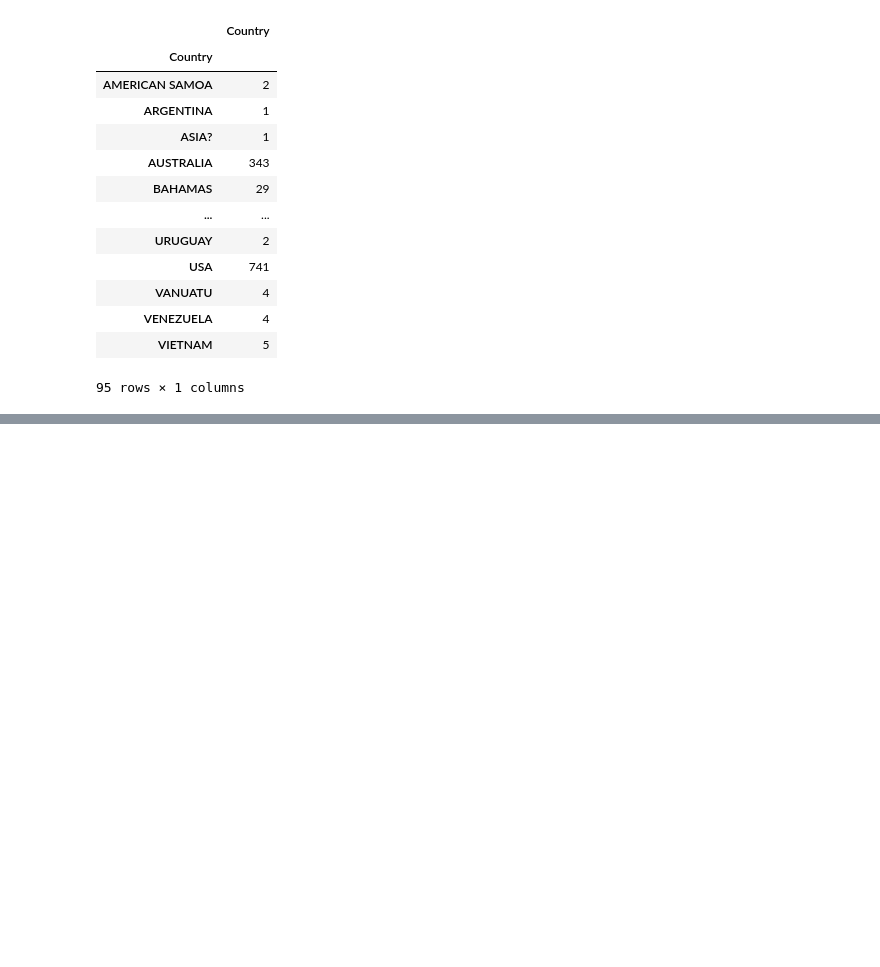
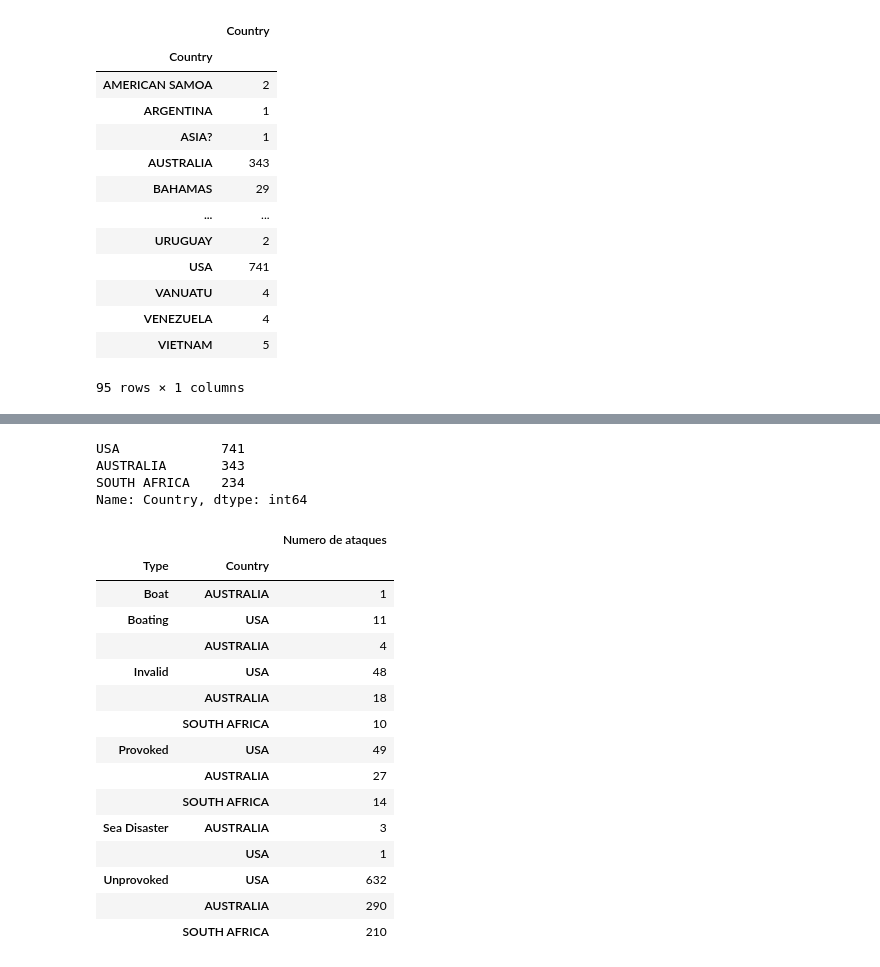
Before and after one commit to Adalab/DA-promo-b-modulo-2-sprint-1-Lara-Diana, a Jupyter notebook: Pandas/modulo-2-ejercicio-6-pandas-groupby.ipynb, the cells around one changed output, grey strips where cells are left out. Cells and saved outputs as stored; diff of their text form; code cells hidden in the pictures; blank space fills up the shorter version.

```diff
--- a/Pandas/modulo-2-ejercicio-6-pandas-groupby.ipynb
+++ b/Pandas/modulo-2-ejercicio-6-pandas-groupby.ipynb
@@ -133,0 +164,35 @@ attacks_años
+# %%
+# 5- Usando el DataFrame creado en el ejercicio anterior. ¿En qué país hubo más ataques?
+
+paises['Country'].value_counts()
+
+#El país con más ataques fue USA
+# %% [output]
+USA             741
+AUSTRALIA       343
+SOUTH AFRICA    234
+Name: Country, dtype: int64
+# %%
+# 6- ¿Qué y cuántos tipos de ataques hubo por país?
+
+tipos_ataques= paises.groupby('Type')['Country'].value_counts()
+tipos_ataques= pd.DataFrame(tipos_ataques)
+tipos_ataques.rename(columns={'Country':'Numero de ataques'}, inplace= True)
+tipos_ataques
+# %% [output]
+|  |  | Numero de ataques |
+| Type | Country |  |
+| Boat | AUSTRALIA | 1 |
+| Boating | USA | 11 |
+|  | AUSTRALIA | 4 |
+| Invalid | USA | 48 |
+|  | AUSTRALIA | 18 |
+|  | SOUTH AFRICA | 10 |
+| Provoked | USA | 49 |
+|  | AUSTRALIA | 27 |
+|  | SOUTH AFRICA | 14 |
+| Sea Disaster | AUSTRALIA | 3 |
+|  | USA | 1 |
+| Unprovoked | USA | 632 |
+|  | AUSTRALIA | 290 |
+|  | SOUTH AFRICA | 210 |
```
Also changed, not shown: parts of 11 cells of this notebook, 12 other files.
